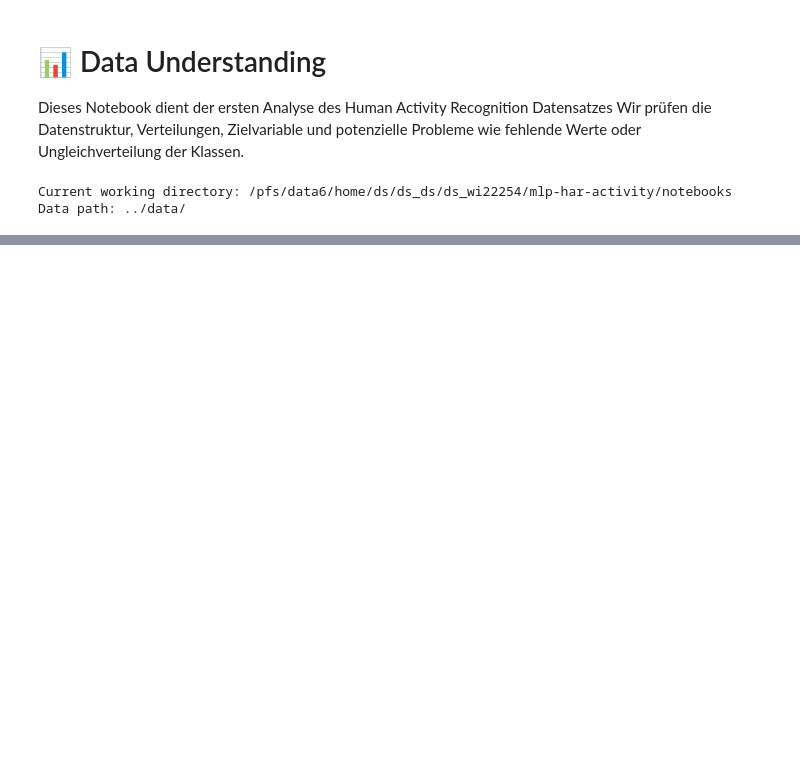
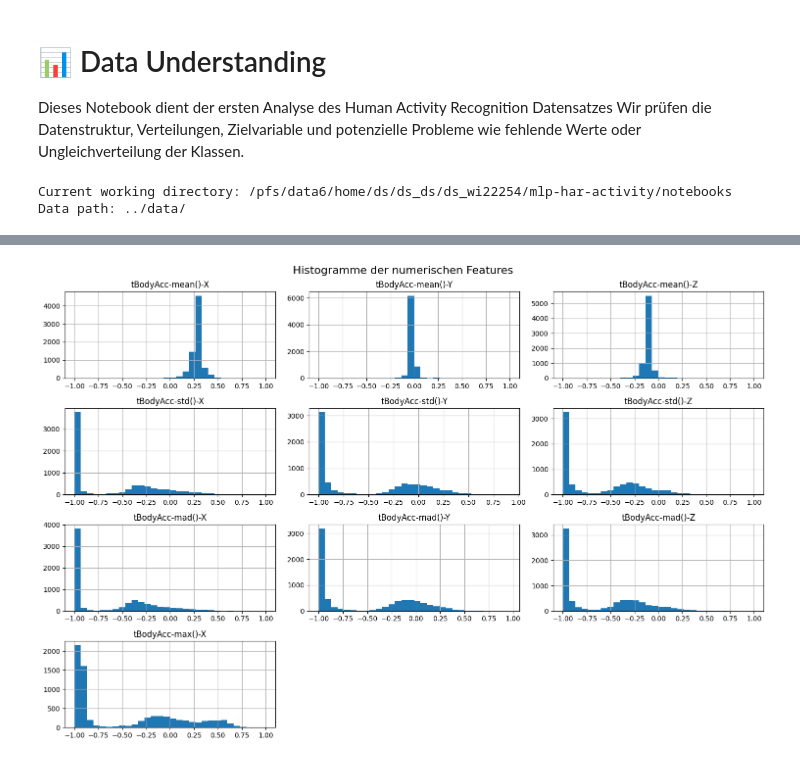
Before and after one commit to Mehmet1700/mlp-har-activity, a Jupyter notebook: notebooks/01_data_understanding.ipynb, the cells around one changed output, grey strips where cells are left out. Saved outputs shown, nothing was run; the diff lists cells and outputs as text; code cells hidden in the pictures; blank space fills up the shorter version.

```diff
--- a/notebooks/01_data_understanding.ipynb
+++ b/notebooks/01_data_understanding.ipynb
@@ -65,0 +56,11 @@ Test shape: (2947, 563)
+# %%
+# Nur numerische Spalten extrahieren
+numeric_cols = train_df.select_dtypes(include=['float64', 'int64']).columns.tolist()
+
+# Histogramme der numerischen Features (erste 10)
+train_df[numeric_cols[:10]].hist(bins=30, figsize=(15, 10))
+plt.suptitle("Histogramme der numerischen Features", fontsize=16)
+plt.tight_layout()
+plt.show()
+# %% [output]
+[figure, added]
```
Also changed, not shown: parts of 6 cells of this notebook, 10 other files.
